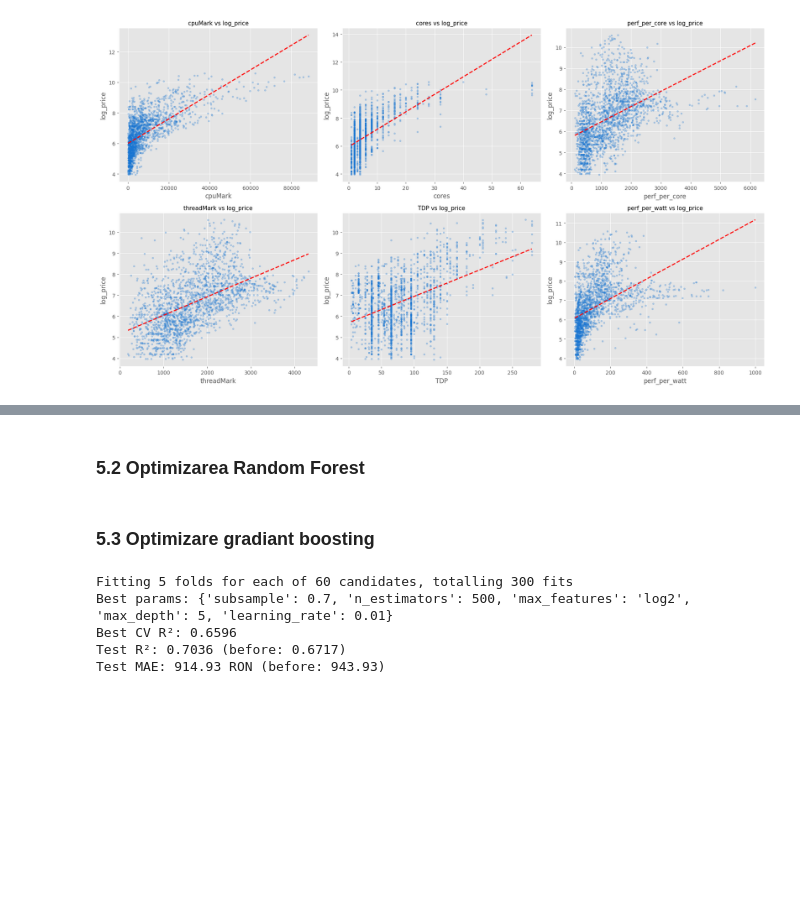
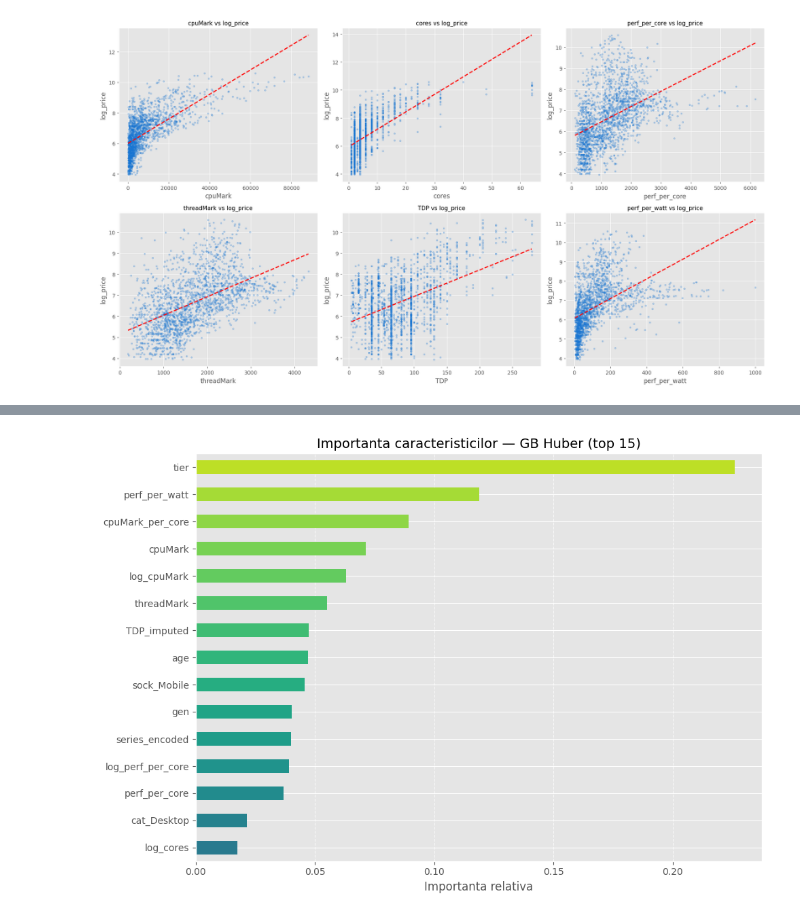
Before and after one commit to Madachii/sisteme-inteligente, a Jupyter notebook: src/notebook.ipynb, the cells around one changed output, grey strips where cells are left out. Cells and saved outputs as stored; diff of their text form; code cells hidden in the pictures; blank space fills up the shorter version.

```diff
--- a/src/notebook.ipynb
+++ b/src/notebook.ipynb
@@ -569,0 +692,22 @@ MAPE: 71.15%
+# %%
+def is_consumer(name):
+    kw = [
+        "i3", "i5", "i7", "i9",
+        "ryzen 3", "ryzen 5", "ryzen 7", "ryzen 9",
+        "pentium", "celeron", "athlon",
+        "ultra 5", "ultra 7", "ultra 9", "core ultra",
+    ]
+    return any(k in str(name).lower() for k in kw)
+
+df_consumer = df[
+    (df['price'] >= 50) & (df['price'] <= 4000) &
+    (df['testDate'] >= 2016) &
+    df['category'].str.contains('Desktop|Laptop', na=False) &
+    ~df['category'].str.contains('Server', na=False) &
+    df['cpuName'].apply(is_consumer)
+].copy()
+
+print(f"Inainte de filtrare: {len(df)} randuri")
+print(f"Dupa filtrare consumer + varsta: {len(df_consumer)} randuri")
+print(f"Pret median: {df_consumer['price'].median():.0f} RON")
+print(f"Ani: {df_consumer['testDate'].min():.0f} - {df_consumer['testDate'].max():.0f}")
@@ -687,2 +849,0 @@ Test MAE: 1092.03 RON (before: 1092.16)
-# %% [markdown]
-### 5.2 Optimizarea Random Forest
@@ -719,41 +850,14 @@ Test MAE: 1092.03 RON (before: 1092.16)
-# %% [markdown]
-### 5.3 Optimizare gradiant boosting
-# %%
-param_grid_gb = {
-    'n_estimators': [200, 500, 1000, 1500],
-    'learning_rate': [0.01, 0.05, 0.1, 0.2],
-    'max_depth': [3, 5, 8, 10],
-    'subsample': [0.7, 0.8, 0.9, 1.0],
-    'max_features': ['sqrt', 'log2', 0.8]
-}
-gb_random = RandomizedSearchCV(
-    estimator=GradientBoostingRegressor(random_state=33550336),
-    param_distributions=param_grid_gb,
-    n_iter=60,
-    cv=5,
-    scoring='r2',
-    verbose=2,
-    n_jobs=-1,
-    random_state=33550336
-)
-gb_random.fit(X_train, y_train)
-
-print(f'Best params: {gb_random.best_params_}')
-print(f'Best CV R²: {gb_random.best_score_:.4f}')
-
-best_gb = gb_random.best_estimator_
-
-y_pred_log_gb_gs = best_gb.predict(X_test)
-r2_gb_gs = r2_score(y_test, y_pred_log_gb_gs)
-mae_gb_gs = mean_absolute_error(np.expm1(y_test), np.expm1(y_pred_log_gb_gs))
-rmse_gb_gs = np.sqrt(mean_squared_error(np.expm1(y_test), np.expm1(y_pred_log_gb_gs)))
-mape_gb_gs = np.mean(np.abs((np.expm1(y_test) - np.expm1(y_pred_log_gb_gs)) / np.expm1(y_test))) * 100
-
-print(f'Test R²: {r2_gb_gs:.4f} (before: {r2_gb:.4f})')
-print(f'Test MAE: {mae_gb_gs:.2f} RON (before: {mae_gb:.2f})')
-# %% [output]
-Fitting 5 folds for each of 60 candidates, totalling 300 fits
-Best params: {'subsample': 0.7, 'n_estimators': 500, 'max_features': 'log2', 'max_depth': 5, 'learning_rate': 0.01}
-Best CV R²: 0.6596
-Test R²: 0.7036 (before: 0.6717)
-Test MAE: 914.93 RON (before: 943.93)
+# %%
+importances = pd.Series(model.feature_importances_, index=FEATURES)
+importances = importances.sort_values(ascending=True)
+
+plt.figure(figsize=(10, 7))
+colors = plt.cm.viridis(np.linspace(0.2, 0.9, len(importances)))
+importances.tail(15).plot(kind='barh', color=colors[-15:])
+plt.title('Importanta caracteristicilor — GB Huber (top 15)', fontsize=14)
+plt.xlabel('Importanta relativa')
+plt.grid(axis='x', linestyle='--', alpha=0.7)
+plt.tight_layout()
+plt.show()
+# %% [output]
+[figure, added]
```
Also changed, not shown: parts of 51 cells of this notebook, 9 other files.
